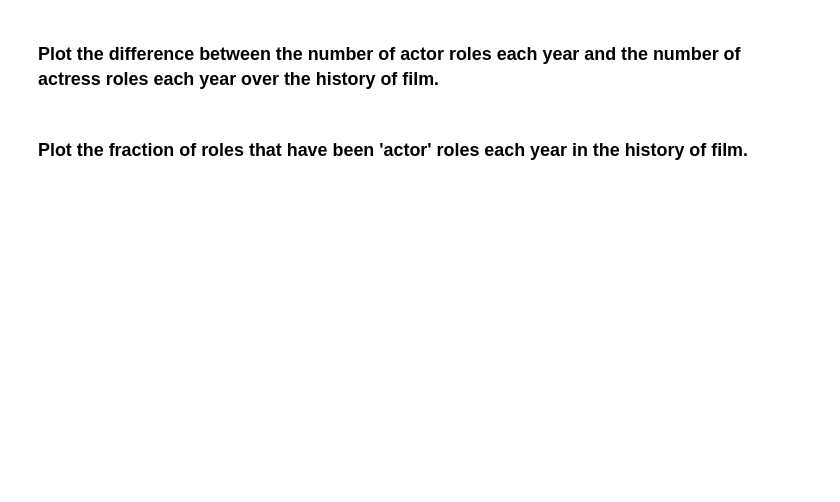
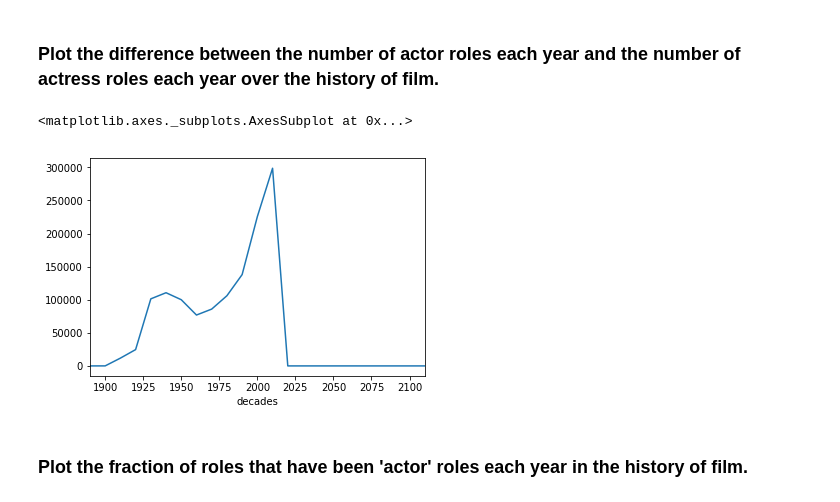
Before and after one commit to tansudasli/analytics-sandbox, a Jupyter notebook: pandas/Exercises-4.ipynb, the cells around one changed output. Drawn from its saved outputs; the diff is of its cells as text; code cells hidden in the pictures; blank space fills up the shorter version.

```diff
--- a/pandas/Exercises-4.ipynb
+++ b/pandas/Exercises-4.ipynb
@@ -35,6 +35,11 @@ k = cast
 
 g = k.groupby(['decades', 'type']).size()
 
-g
+
 # how can we compare them
+g_unstack = g.unstack()
+
+g_unstack
+
+# more interesting way :)
 # %% [output]
@@ -113,4 +115,11 @@ g.unstack().fillna(0)
 # %% [markdown]
 ### Plot the difference between the number of actor roles each year and the number of actress roles each year over the history of film.
+# %%
+diff = g_unstack.actor - g_unstack.actress
+
+diff.plot()
+# %% [output]
+<matplotlib.axes._subplots.AxesSubplot at 0x...>
+[figure, added]
 # %% [markdown]
 ### Plot the fraction of roles that have been 'actor' roles each year in the history of film.
```
Also changed, not shown: parts of 9 cells of this notebook.
